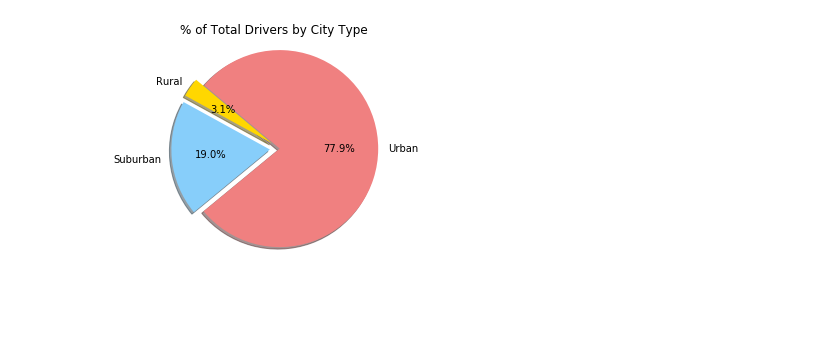
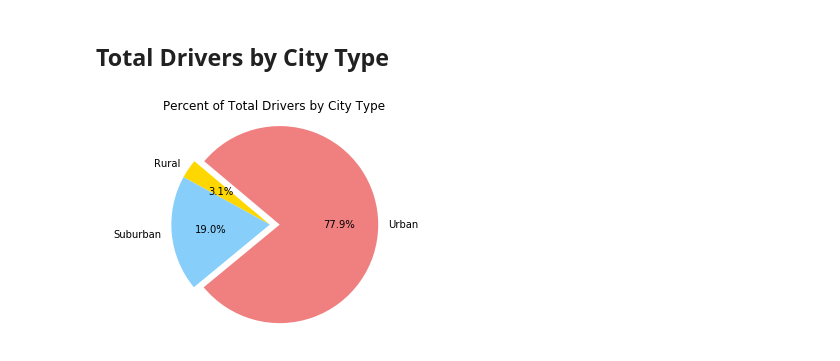
Before and after one commit to aizzakatrina/matplotlib-Pyber, a Jupyter notebook: main.ipynb, the cells around one changed output. Drawn from its saved outputs; the diff is of its cells as text; code cells hidden in the pictures; blank space fills up the shorter version.

```diff
--- a/main.ipynb
+++ b/main.ipynb
@@ -6,19 +7,15 @@ import matplotlib.pyplot as plt
 import os
 # %%
 # read csv
-path_city = os.path.join('city_data.csv')
-path_ride = os.path.join('ride_data.csv')
+path_city = os.path.join('data', 'city_data.csv')
+path_ride = os.path.join('data', 'ride_data.csv')
 
 df_city = pd.read_csv(path_city)
 df_ride = pd.read_csv(path_ride)
 
 # merge dataframes
-df_merged = pd.merge(df_city, df_ride, on='city')
+df = pd.merge(df_ride, df_city, how="left", on=["city", "city"])
 
-# rearrange columns
-col = [0,3,4,5,1,2]
-df_city_ride = df_merged.iloc[:,col]
-
-df_city_ride.head()
+df.head()
 # %% [output]
 |  | city | date | fare | ride_id | driver_count | type |
@@ -184,34 +197,31 @@ percent_rides_type.head()
+# %% [markdown]
+## Total Drivers by City Type
 # %%
-# % of Total Drivers by City Type
-
 # Calculate total drivers and total drivers by city type
-urban_d = summary_city.loc[summary_city['City Type']=='Urban']
-total_urban_d = urban_d['Total Number of Drivers'].sum()
-
-suburban_d = summary_city.loc[summary_city['City Type']=='Suburban']
-total_suburban_d = suburban_d['Total Number of Drivers'].sum()
-
-rural_d = summary_city.loc[summary_city['City Type']=='Rural']
-total_rural_d = rural_d['Total Number of Drivers'].sum()
-
-total_drivers_all = summary_city['Total Number of Drivers'].sum()
+urban_driver = summary_city.loc[summary_city['City Type']=='Urban'].sum()['Total Number of Drivers']
+suburban_driver = summary_city.loc[summary_city['City Type']=='Suburban'].sum()['Total Number of Drivers']
+rural_driver = summary_city.loc[summary_city['City Type']=='Rural'].sum()['Total Number of Drivers']
+total_drivers = summary_city['Total Number of Drivers'].sum()
 
 # Calculate percent of each city type
-percent_urban_d = total_urban_d / total_drivers_all * 100
-percent_suburban_d = total_suburban_d / total_drivers_all * 100
-percent_rural_d = total_rural_d / total_drivers_all * 100
+percent_urban_driver = urban_driver / total_drivers * 100
+percent_suburban_driver = suburban_driver / total_drivers * 100
+percent_rural_driver = rural_driver / total_drivers * 100
 
 # User bar chart
-dexplode = [0.1, 0.1, 0]
-dlabels = ['Rural', 'Suburban', 'Urban']
-percents_drivers = [percent_rural_d, percent_suburban_d, percent_urban_d]
-dcolors = ['gold', 'lightskyblue', 'lightcoral']
+drivers_explode = [0, 0, 0.1]
+drivers_labels = ['Rural', 'Suburban', 'Urban']
+percents_drivers = [percent_rural_driver, percent_suburban_driver, percent_urban_driver]
+drivers_colors = ['gold', 'lightskyblue', 'lightcoral']
 
-plt.pie(percents_drivers, labels=dlabels, colors=dcolors, explode=dexplode,
-        autopct="{0:1.1f}%".format, shadow=True, startangle=140)
-plt.title('% of Total Drivers by City Type')
+plt.pie(percents_drivers, labels=drivers_labels, colors=drivers_colors, explode=drivers_explode,
+        autopct="{0:1.1f}%".format, shadow=False, startangle=140)
+plt.title('Percent of Total Drivers by City Type')
 plt.axis("equal")
 
+# Save Figure
+plt.savefig("images/total_drivers.png")
+
 plt.show()
 # %% [output]
-[figure, old version]
+[figure, new version]
```
Also changed, not shown: parts of 11 cells of this notebook, 1 other file.
